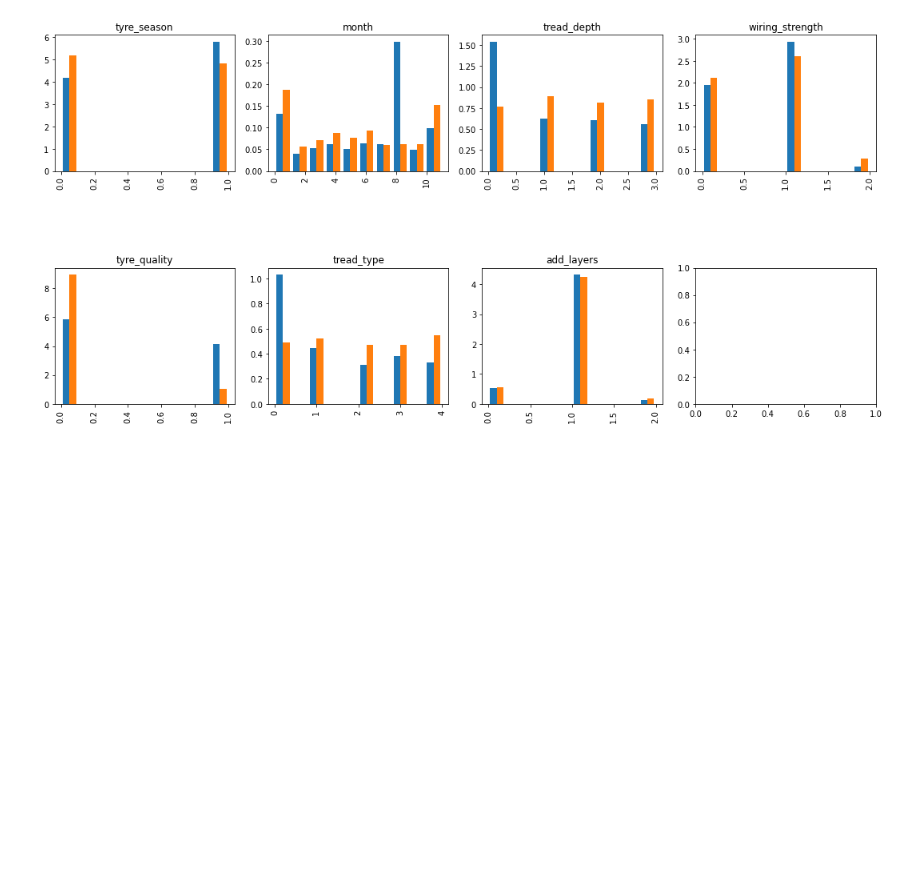
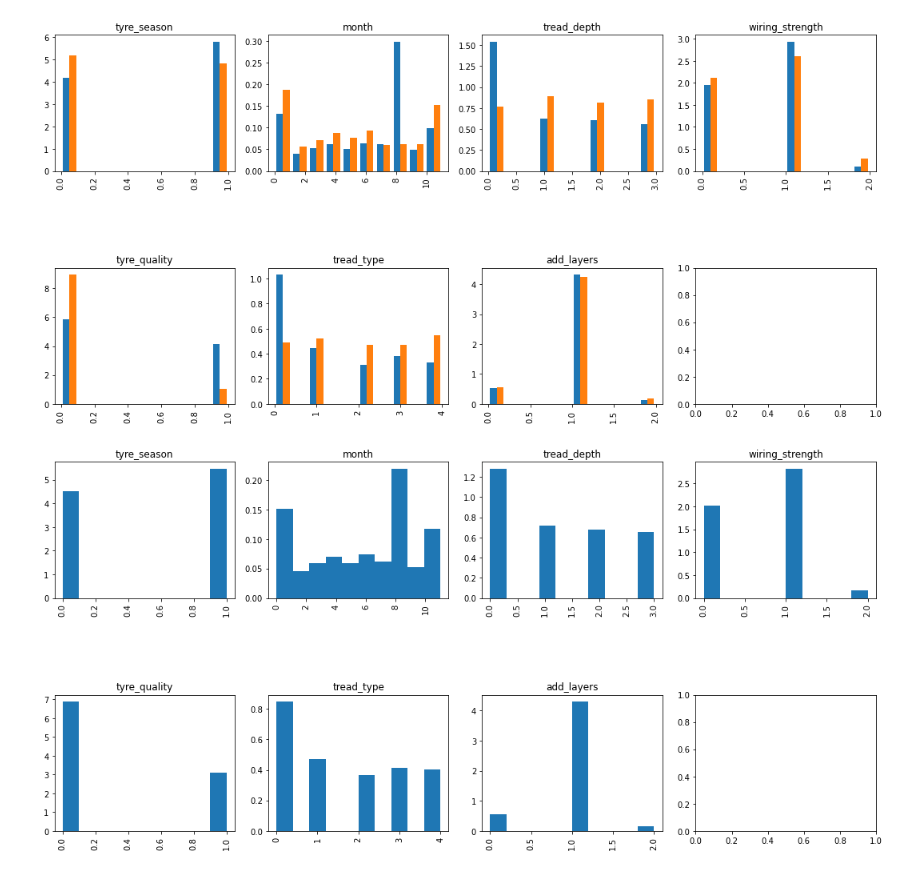
Before and after one commit to AndreaScarpellini1/ML-Project, a Jupyter notebook: Project .ipynb, the cells around one changed output. Cells and saved outputs as stored; diff of their text form; code cells hidden in the pictures; blank space fills up the shorter version.

```diff
--- a/Project .ipynb
+++ b/Project .ipynb
@@ -133,3 +133,18 @@ plt.show()
 #orange --> tast was not suf
 # %% [output]
 [figure]
+# %%
+fig, axes = plt.subplots(2, 4,figsize=[15,7])
+axes = axes.flatten()
+fig.tight_layout(h_pad=10)
+
+i=0
+for x in cat.columns:
+    plt.sca(axes[i]) # set the current Axes
+    plt.hist(cat[x],density=True)
+    plt.xticks(rotation = 90) # Rotates X-Axis Ticks by 45-degrees
+    plt.title(x)
+    i+=1
+plt.show()
+# %% [output]
+[figure, added]
```
Also changed, not shown: parts of 1 cell of this notebook.
